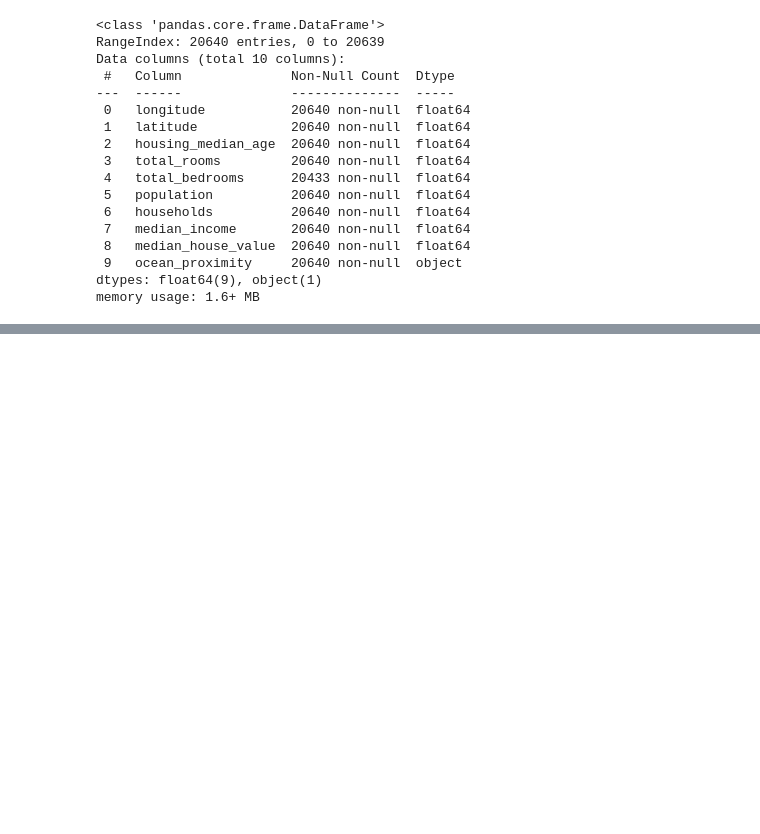
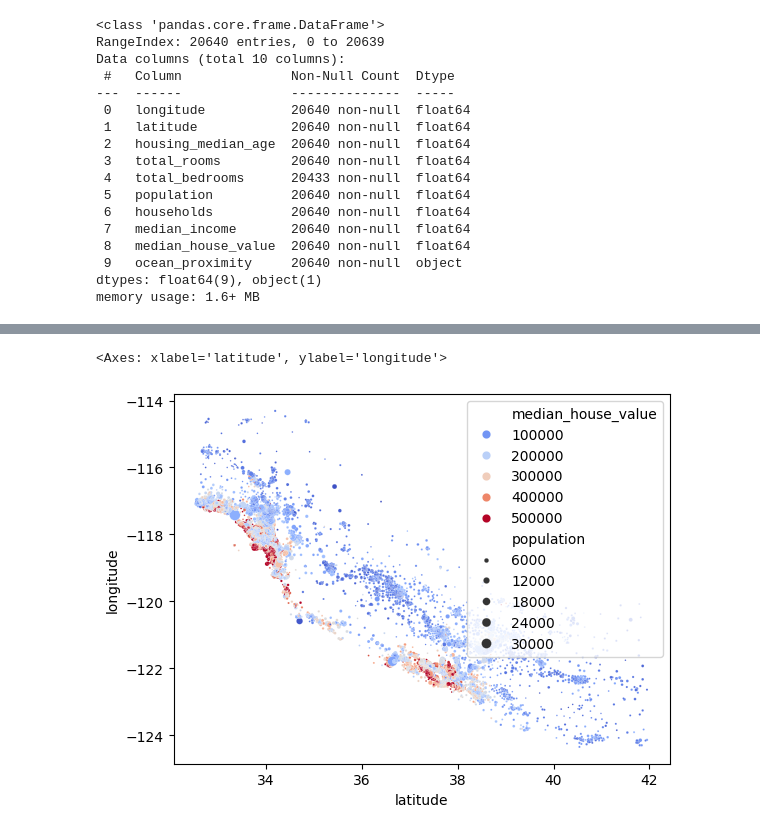
Before and after one commit to HeberthDCM/Curso_IA_RM, a Jupyter notebook: 02_Sets_Analisis/02_01_Set_Analisis.ipynb, the cells around one changed output, grey strips where cells are left out. Saved outputs shown, nothing was run; the diff lists cells and outputs as text; code cells hidden in the pictures; blank space fills up the shorter version.

```diff
--- a/02_Sets_Analisis/02_01_Set_Analisis.ipynb
+++ b/02_Sets_Analisis/02_01_Set_Analisis.ipynb
@@ -60,0 +75,7 @@ datos.describe()
+# %%
+#sb.scatterplot(x='latitude',y= 'longitude', data=datos)
+#sb.scatterplot(x='latitude',y= 'longitude', data=datos,hue='median_house_value', palette='coolwarm') # color en base al valor medio de la casa
+sb.scatterplot(x='latitude',y= 'longitude', data=datos,hue='median_house_value', palette='coolwarm', size=datos['population'], sizes = (1,60)) # y por el numero de poblacion
+# %% [output]
+<Axes: xlabel='latitude', ylabel='longitude'>
+[figure, added]
```
Also changed, not shown: parts of 1 cell of this notebook.
